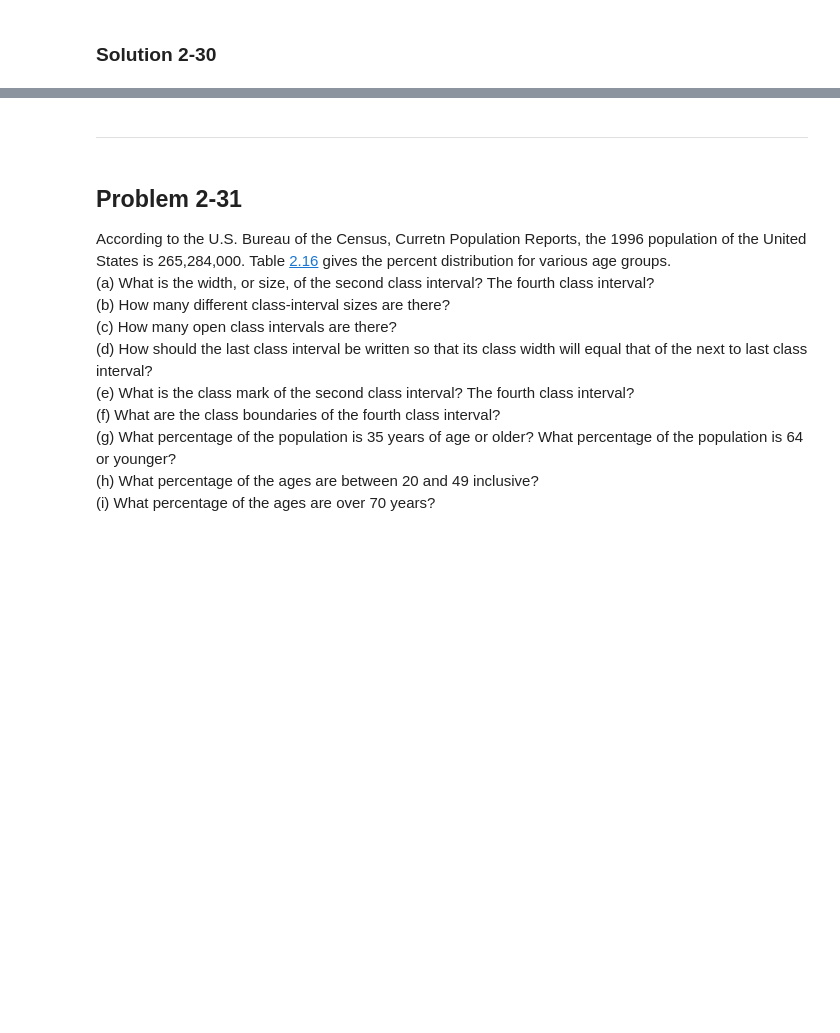
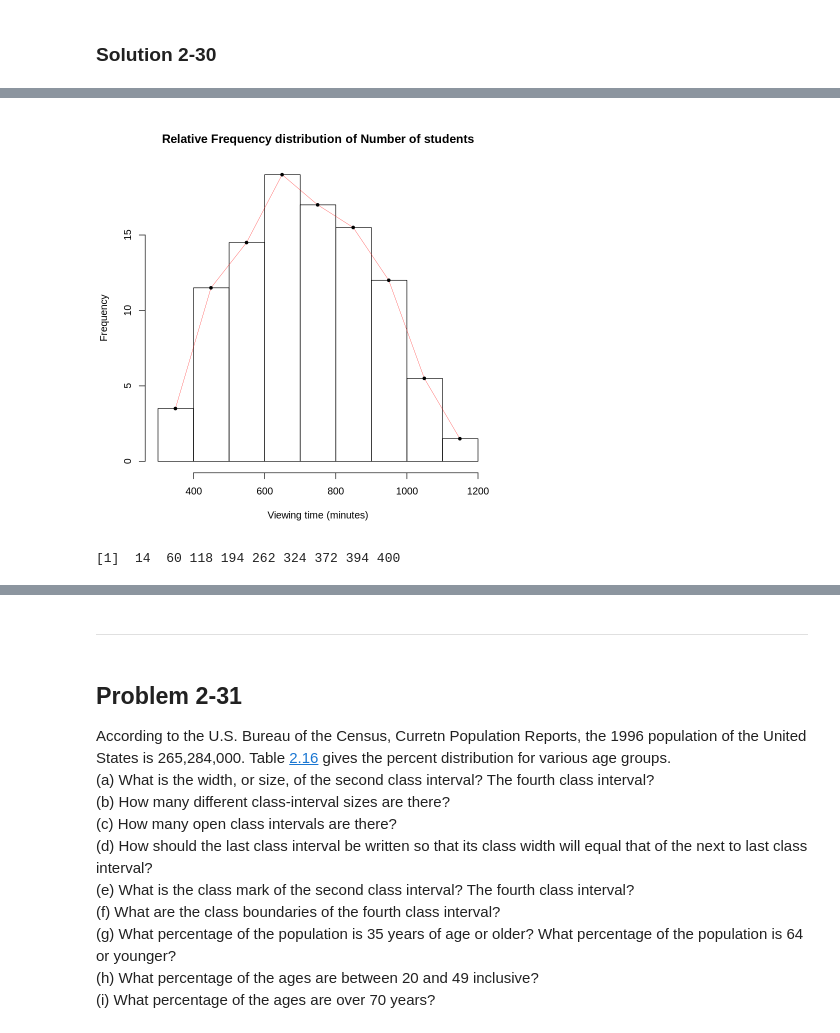
Before and after one commit to jbennett7/Statistics, a Jupyter notebook: 02 Chapter 2 Frequency Distributions/03 Supplementary Problems/Supplementary problems.ipynb, the cells around one changed output, grey strips where cells are left out. Saved outputs shown, nothing was run; the diff lists cells and outputs as text; code cells hidden in the pictures; blank space fills up the shorter version.

```diff
--- a/02 Chapter 2 Frequency Distributions/03 Supplementary Problems/Supplementary problems.ipynb
+++ b/02 Chapter 2 Frequency Distributions/03 Supplementary Problems/Supplementary problems.ipynb
@@ -610,4 +644,4 @@ options(repr.plot.width=7, repr.plot.height=7)
 # %%
-(p2.30.table <- data.frame(Viewing=Table.2.15$Viewing.Time, Rel.Freq=p2.30.rel.Freq))
-p2.30.rel.h <- list(breaks=p2.30.h$breaks, counts=p2.30.rel.Freq)
-class(p2.30.rel.h) <- "histogram"
+(p2.30$table <- data.frame(Viewing=Table.2.15$Viewing.Time, Rel.Freq=p2.30$Rel.Freq))
+p2.30$Rel.h <- list(breaks=p2.30$h$breaks, counts=p2.30$Rel.Freq)
+class(p2.30$Rel.h) <- "histogram"
@@ -614,10 +661,13 @@ class(p2.30.rel.h) <- "histogram"
 # %%
-par(mfrow=c(1,2))
-options(repr.plot.width=16, repr.plot.height=8)
-plot(p2.30.rel.h, main="Relative Frequency distribution of Number of students", xlab="Viewing time (minutes)")
-plot(p2.30.marks, p2.30.rel.Freq, type="l", col="red", xlab="Viewing time (minutes)", ylab="Frequency", main="Relative Frequency polygon of ball bearing diameters")
-points(p2.30.marks, p2.30.rel.Freq, pch=20)
-options(repr.plot.width=7, repr.plot.height=7)
+plot(p2.30$Rel.h, main="Relative Frequency distribution of Number of students", xlab="Viewing time (minutes)")
+lines(p2.30$Marks, p2.30$Rel.Freq, type="l", col="red", lwd=.4, xlab="Viewing time (minutes)", ylab="Frequency", main="Relative Frequency polygon of ball bearing diameters")
+points(p2.30$Marks, p2.30$Rel.Freq, pch=20)
+# %% [output]
+[figure, added]
+# %%
+(p2.30$Cumsum <- cumsum(p2.30$Freq))
+# %% [output]
+[1]  14  60 118 194 262 324 372 394 400
 # %%
 par(mfrow=c(1,2))
 options(repr.plot.width=16, repr.plot.height=8)
```
Also changed, not shown: parts of 23 cells of this notebook, 1 other file.
